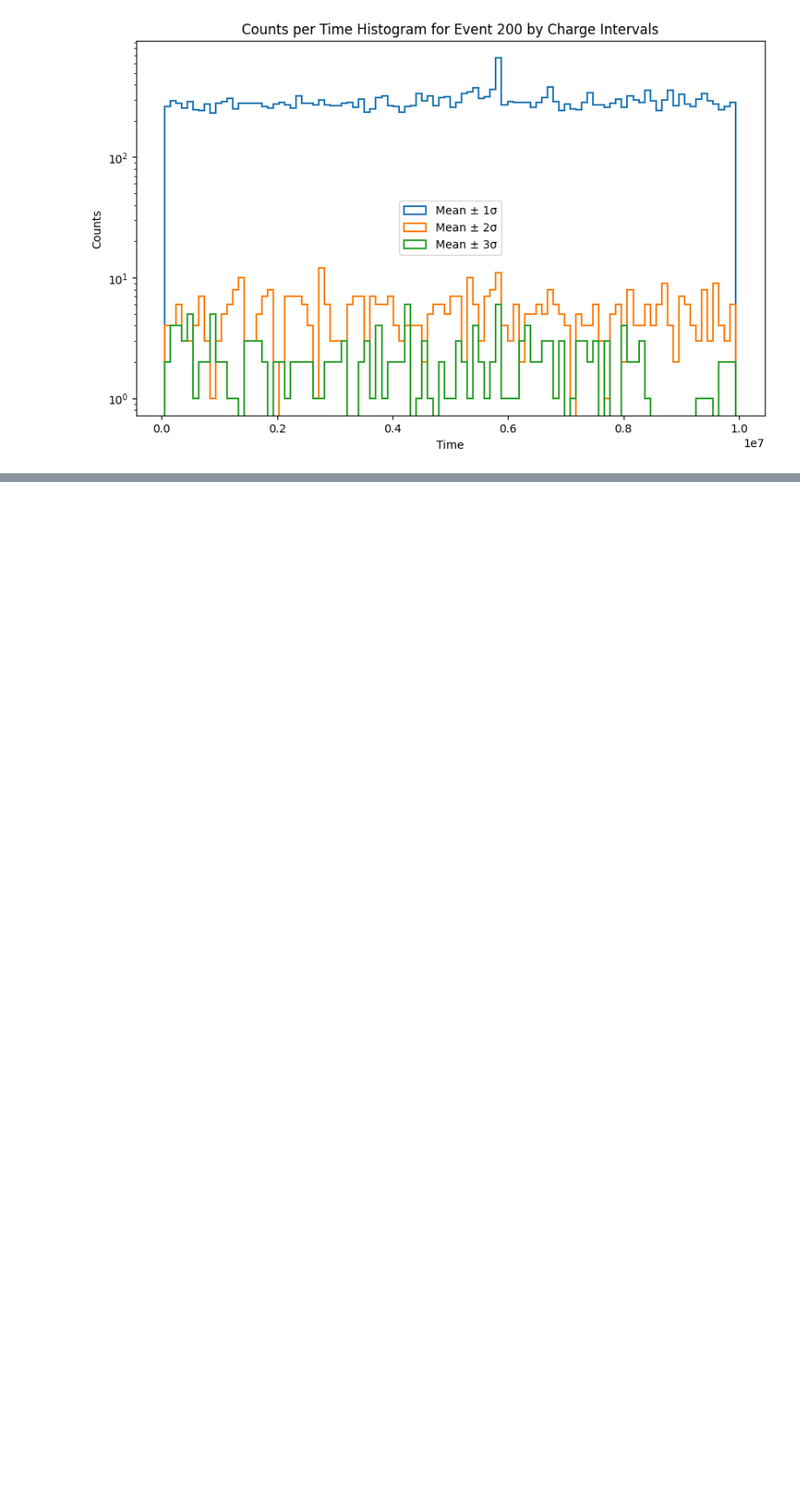
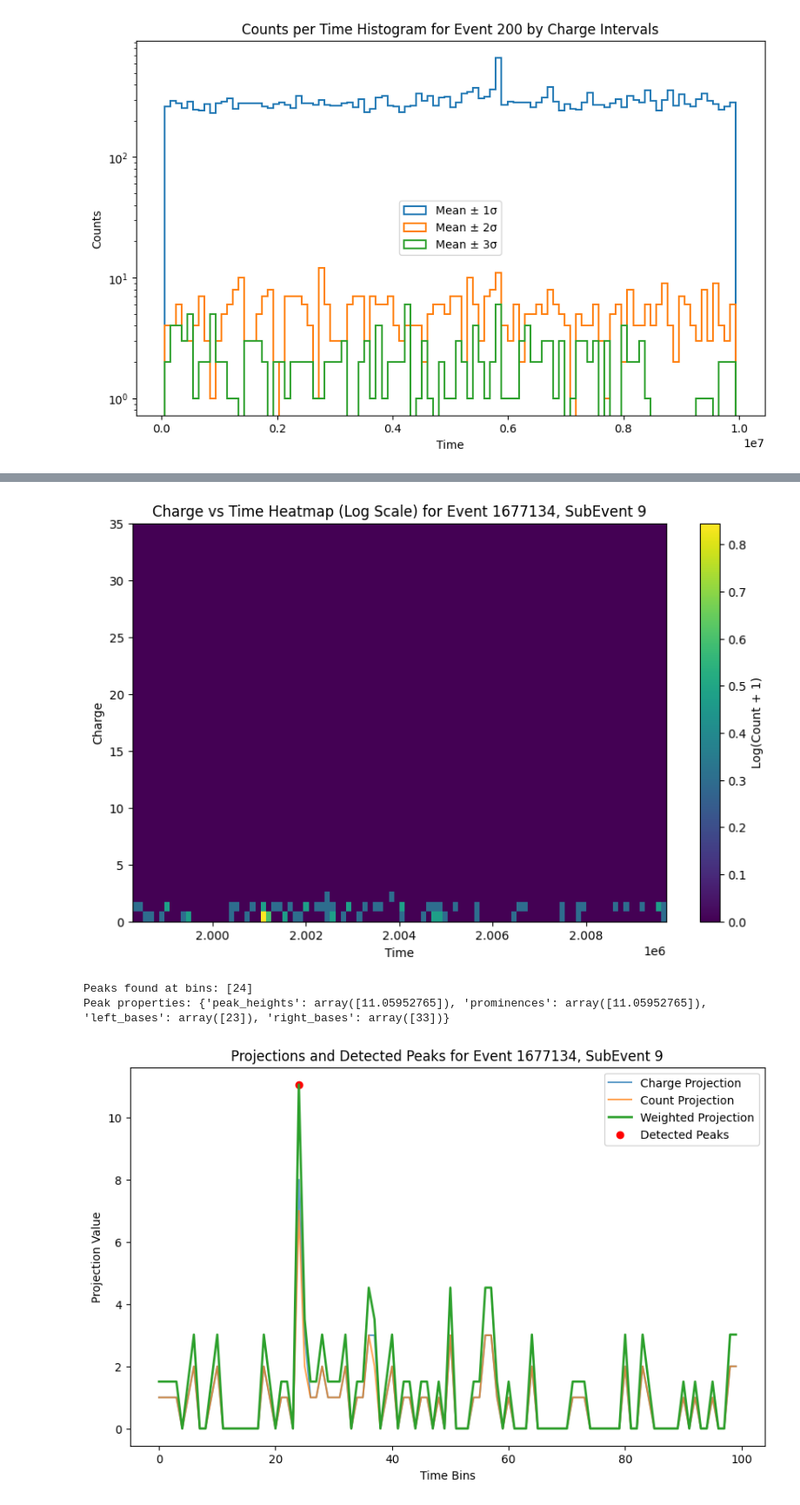
Before and after one commit to smsnfi12/bachelor-thesis, a Jupyter notebook: notebooks/p_q_frames.ipynb, the cells around one changed output, grey strips where cells are left out. Shown at 87% size. Cells and saved outputs as stored; diff of their text form; code cells hidden in the pictures; blank space fills up the shorter version.

```diff
--- a/notebooks/p_q_frames.ipynb
+++ b/notebooks/p_q_frames.ipynb
@@ -662,0 +924,74 @@ plot_charge_over_total_time(df_q, 21, 30)
+# %%
+from scipy.signal import find_peaks
+import numpy as np
+import matplotlib.pyplot as plt
+
+# Select a single SubEvent's data
+event_id = 1677134  # Replace with your Event ID
+subevent_id = 9   # Replace with your SubEvent ID
+plot_heatmap_single_event_p(df_p, event_id, subevent_id)
+single_subevent_data = df_p[(df_p['Event'] == event_id) & (df_p['SubEvent'] == subevent_id)]
+
+if single_subevent_data.empty:
+    print(f"No data available for Event {event_id}, SubEvent {subevent_id}")
+else:
+    # Create a 2D histogram for charge vs time
+    time_bins = 100
+    charge_bins = 40
+    heatmap, xedges, yedges = np.histogram2d(
+        single_subevent_data['time'],
+        single_subevent_data['charge'],
+        bins=[time_bins, charge_bins]
+    )
+
+    # Calculate charge projection (sum of charges) and count projection (number of hits)
+    charge_projection = heatmap.sum(axis=1)  # Sum along charge bins
+    count_projection = (heatmap > 0).sum(axis=1)  # Count non-zero entries along charge bins
+
+    # Step 1: Dynamically calculate alpha and beta
+    charge_magnitude = np.sum(charge_projection)
+    count_magnitude = np.sum(count_projection)
+    charge_variance = np.var(charge_projection)
+    count_variance = np.var(count_projection)
+
+    # Dynamic weighting based on magnitude and variance
+    alpha = (count_magnitude + count_variance) / ((charge_magnitude + charge_variance) + (count_magnitude + count_variance))
+    beta = 2 * (charge_magnitude + charge_variance) / ((charge_magnitude + charge_variance) + (count_magnitude + count_variance))
+    # alpha, beta = 1,1
+
+    # Calculate the weighted projection
+    weighted_projection = alpha * charge_projection + beta * count_projection
+
+    # Step 2: Estimate baseline noise and dynamic thresholds
+    baseline_noise = np.percentile(weighted_projection, 5)  # Use the 5th percentile as noise level
+    dynamic_height = baseline_noise + 1.5 * np.std(weighted_projection)  # Height threshold with added margin
+    dynamic_prominence = 0.15 * np.max(weighted_projection) + 2 * np.std(weighted_projection)  # Dynamic prominence with stricter scaling
+
+    # Step 3: Apply `find_peaks` with adjusted parameters
+    peaks, properties = find_peaks(
+        weighted_projection,
+        prominence= 5, #dynamic_prominence,  # Use dynamic prominence
+        height= dynamic_height,  # Use dynamic height
+        distance=4  # Moderate distance to preserve close peaks
+    )
+
+    # Output the detected peaks and their properties
+    print(f"Peaks found at bins: {peaks}")
+    print(f"Peak properties: {properties}")
+
+    # Step 4: Plot the projections and detected peaks for visualization
+    plt.figure(figsize=(10, 6))
+    plt.plot(charge_projection, label='Charge Projection', alpha=0.7)
+    plt.plot(count_projection, label='Count Projection', alpha=0.7)
+    plt.plot(weighted_projection, label='Weighted Projection', linewidth=2)
+    plt.scatter(peaks, weighted_projection[peaks], color='red', label='Detected Peaks')
+    plt.legend()
+    plt.xlabel('Time Bins')
+    plt.ylabel('Projection Value')
+    plt.title(f'Projections and Detected Peaks for Event {event_id}, SubEvent {subevent_id}')
+    plt.show()
+# %% [output]
+[figure, added]
+Peaks found at bins: [24]
+Peak properties: {'peak_heights': array([11.05952765]), 'prominences': array([11.05952765]), 'left_bases': array([23]), 'right_bases': array([33])}
+[figure, added]
```
Also changed, not shown: parts of 11 cells of this notebook, 19 other files.
